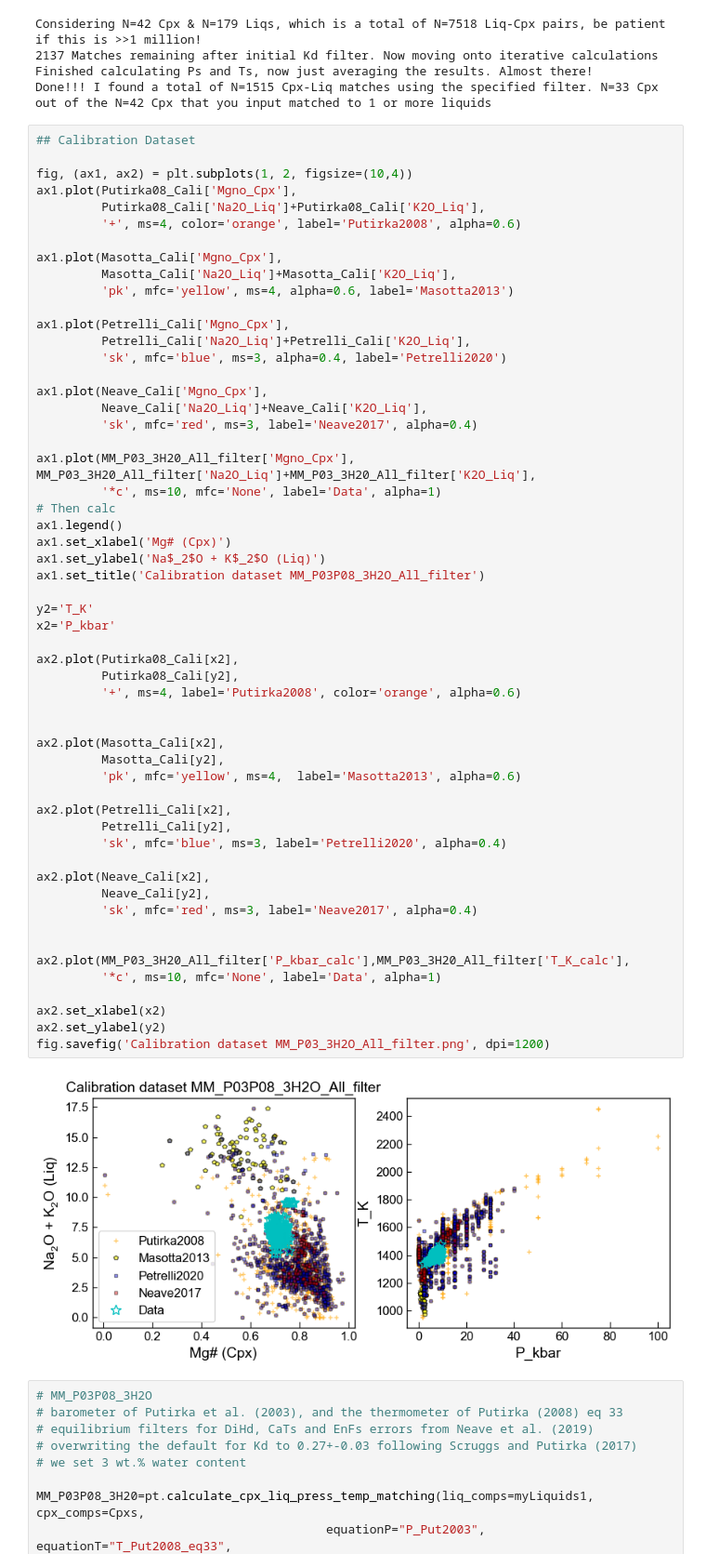
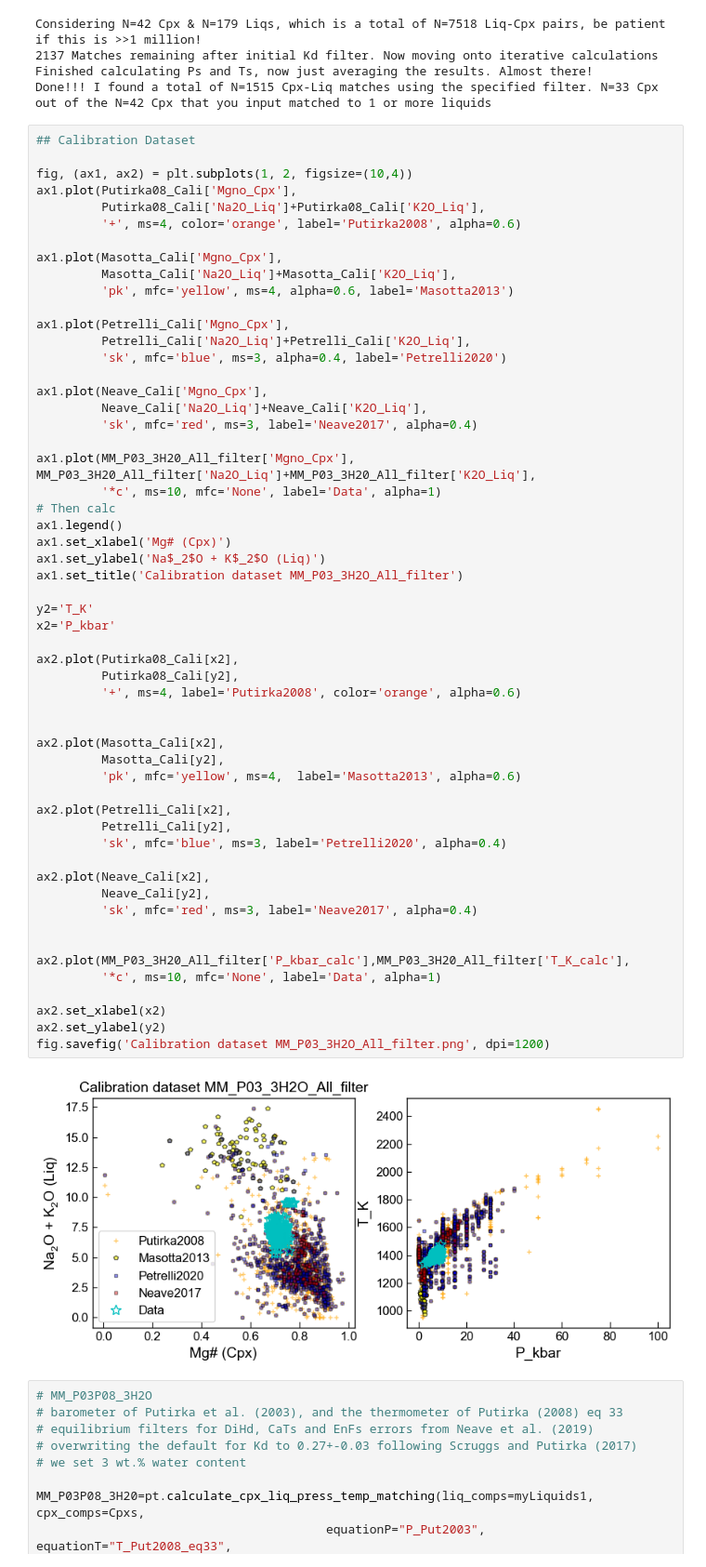
Before and after one commit to Bibbi93/2021-Tajogaite-eruption---Volcanica-paper, a Jupyter notebook: Thermobar/Cpx-Liquid melt matching_Calibration dataset_Bonechi et al_Volcanica.ipynb, the cells around one changed output. Shown at 93% size. Cells and saved outputs as stored; diff of their text form.

```diff
--- a/Thermobar/Cpx-Liquid melt matching_Calibration dataset_Bonechi et al_Volcanica.ipynb
+++ b/Thermobar/Cpx-Liquid melt matching_Calibration dataset_Bonechi et al_Volcanica.ipynb
@@ -1665,37 +1665,37 @@ ax1.plot(MM_P03_3H20_All_filter['Mgno_Cpx'], MM_P03_3H20_All_filter['Na2O_Liq']+
 ax1.legend()
 ax1.set_xlabel('Mg# (Cpx)')
 ax1.set_ylabel('Na$_2$O + K$_2$O (Liq)')
-ax1.set_title('Calibration dataset MM_P03P08_3H2O_All_filter')
+ax1.set_title('Calibration dataset MM_P03_3H2O_All_filter')
 
 y2='T_K'
 x2='P_kbar'
 
 ax2.plot(Putirka08_Cali[x2],
          Putirka08_Cali[y2],
          '+', ms=4, label='Putirka2008', color='orange', alpha=0.6)
 
 
 ax2.plot(Masotta_Cali[x2],
          Masotta_Cali[y2],
          'pk', mfc='yellow', ms=4,  label='Masotta2013', alpha=0.6)
 
 ax2.plot(Petrelli_Cali[x2],
          Petrelli_Cali[y2],
          'sk', mfc='blue', ms=3, label='Petrelli2020', alpha=0.4)
 
 ax2.plot(Neave_Cali[x2],
          Neave_Cali[y2],
          'sk', mfc='red', ms=3, label='Neave2017', alpha=0.4)
 
 
 ax2.plot(MM_P03_3H20_All_filter['P_kbar_calc'],MM_P03_3H20_All_filter['T_K_calc'],
          '*c', ms=10, mfc='None', label='Data', alpha=1)
 
 ax2.set_xlabel(x2)
 ax2.set_ylabel(y2)
 fig.savefig('Calibration dataset MM_P03_3H2O_All_filter.png', dpi=1200)
 # %% [output]
-[figure, old version]
+[figure, new version]
 # %%
 # MM_P03P08_3H2O
 # barometer of Putirka et al. (2003), and the thermometer of Putirka (2008) eq 33
```
Also changed, not shown: parts of 1 cell of this notebook.
